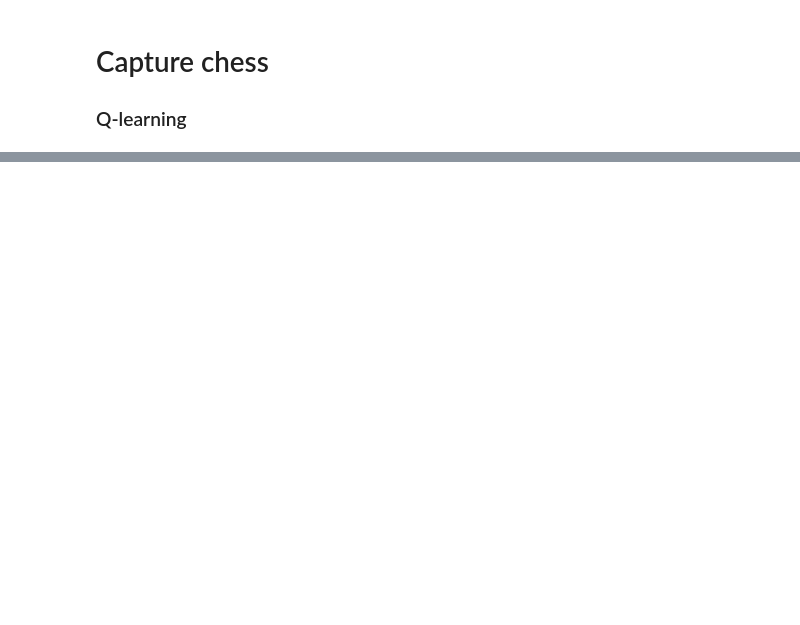
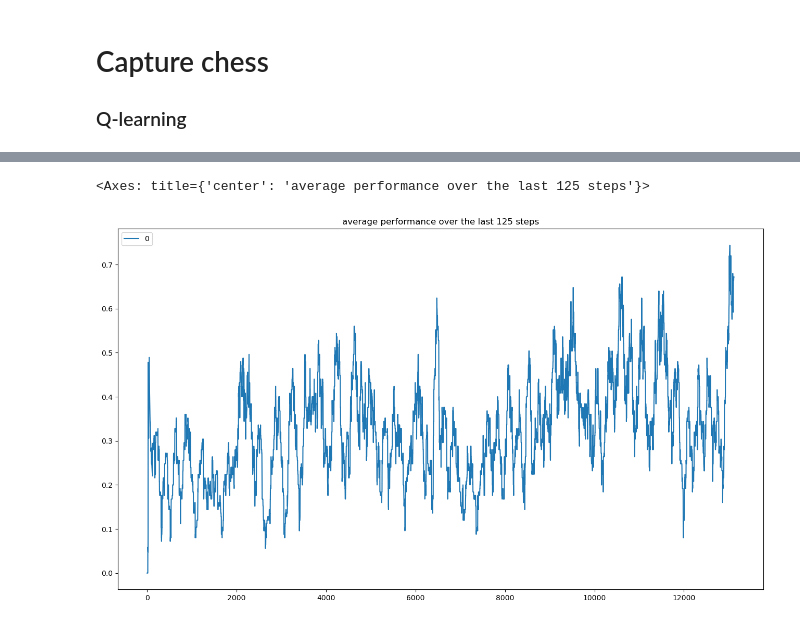
Before and after one commit to valinsogna/ReinForceMate, a Jupyter notebook: run_keras.ipynb, the cells around one changed output, grey strips where cells are left out. Drawn from its saved outputs; the diff is of its cells as text; code cells hidden in the pictures; blank space fills up the shorter version.

```diff
--- a/run_keras.ipynb
+++ b/run_keras.ipynb
@@ -81,0 +86,7 @@ game2 = R.learn(300)
+# %%
+import pandas as pd
+reward_smooth = pd.DataFrame(R.reward_trace)
+reward_smooth.rolling(window=125,min_periods=0).mean().plot(figsize=(16,9),title='average performance over the last 125 steps')
+# %% [output]
+<Axes: title={'center': 'average performance over the last 125 steps'}>
+[figure, added]
```
Also changed, not shown: parts of 9 cells of this notebook, 1 other file.
